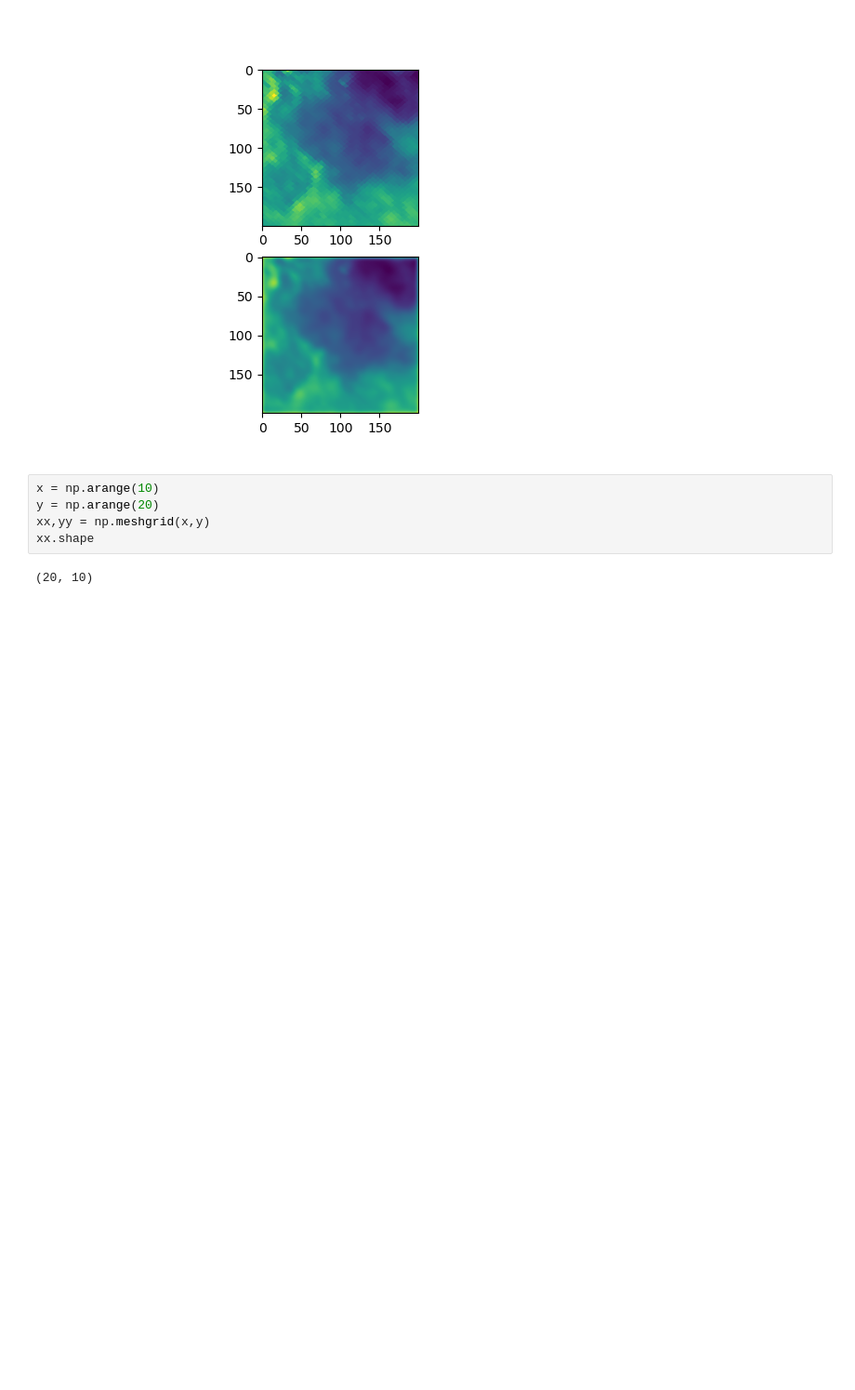
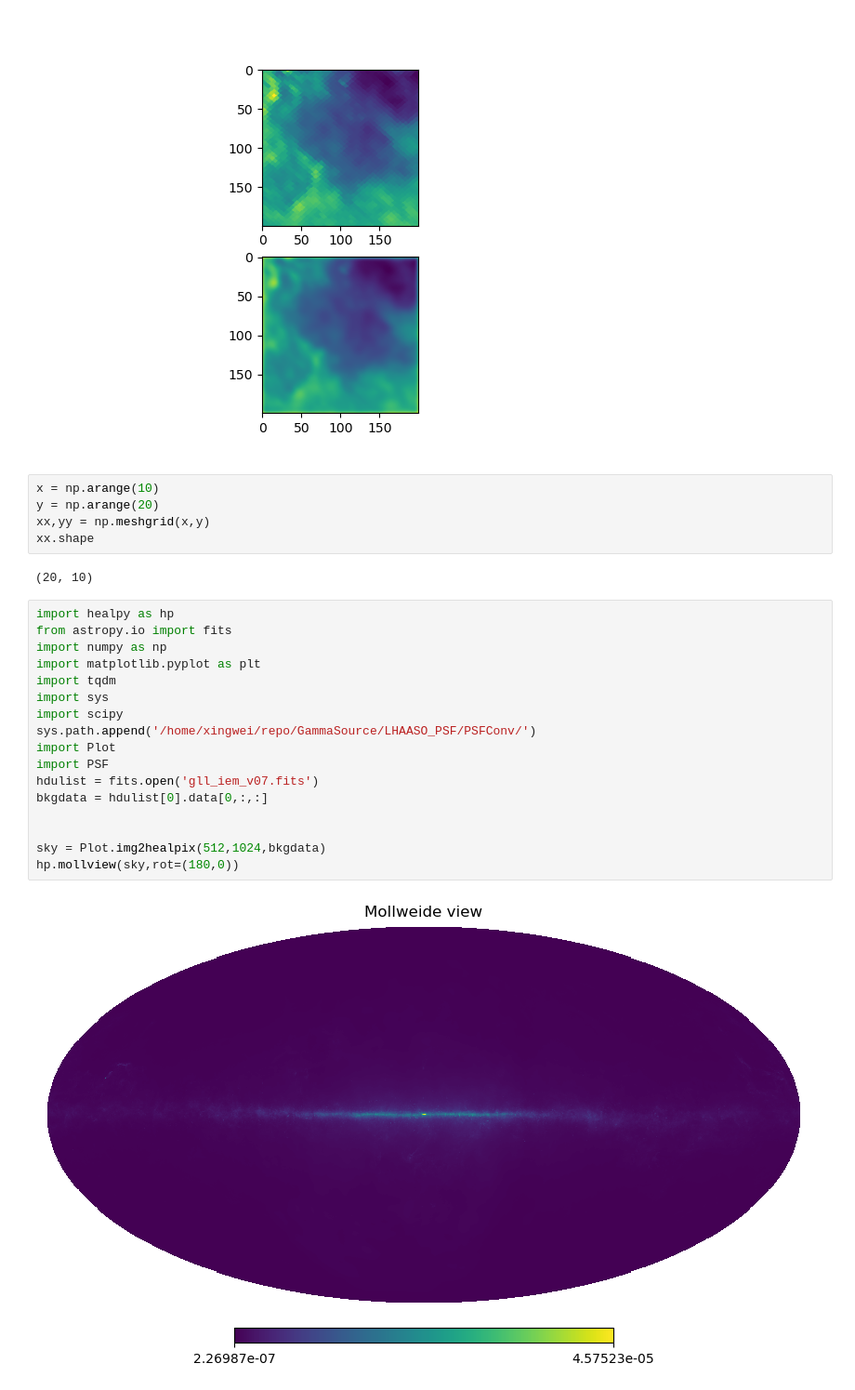
Before and after one commit to Eduard-2001/SimulateGammaRaySource, a Jupyter notebook: Simulation/whatever.ipynb, the cells around one changed output. Shown at 93% size. Cells and saved outputs as stored; diff of their text form; blank space fills up the shorter version.

```diff
--- a/Simulation/whatever.ipynb
+++ b/Simulation/whatever.ipynb
@@ -62,3 +62,22 @@ xx,yy = np.meshgrid(x,y)
 xx.shape
 # %% [output]
 (20, 10)
+# %%
+import healpy as hp
+from astropy.io import fits
+import numpy as np
+import matplotlib.pyplot as plt
+import tqdm
+import sys
+import scipy
+sys.path.append('/home/xingwei/repo/GammaSource/LHAASO_PSF/PSFConv/')
+import Plot
+import PSF
+hdulist = fits.open('gll_iem_v07.fits')
+bkgdata = hdulist[0].data[0,:,:]
+
+
+sky = Plot.img2healpix(512,1024,bkgdata)
+hp.mollview(sky,rot=(180,0))
+# %% [output]
+[figure, added]
```
Also changed, not shown: parts of 4 cells of this notebook, 6 other files.
